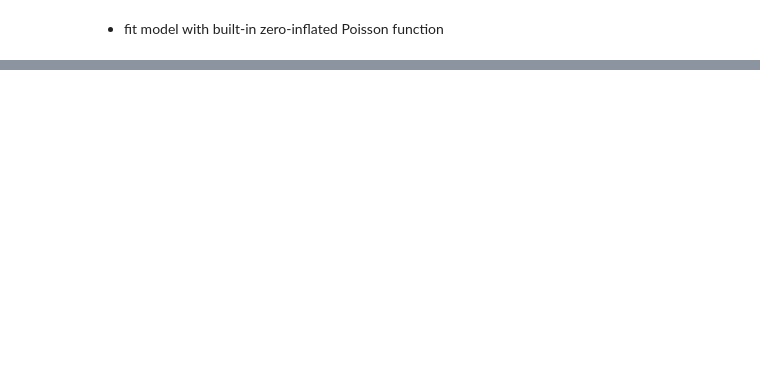
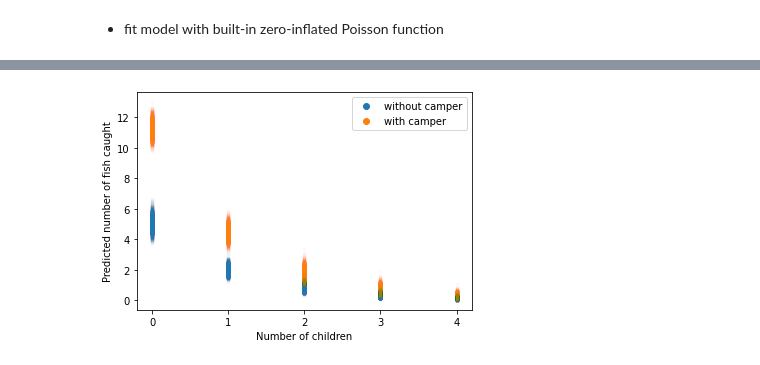
Before and after one commit to jhrcook/bayesian-analysis-with-python_e2, a Jupyter notebook: 04_generalized-linear-models.ipynb, the cells around one changed output, grey strips where cells are left out. Saved outputs shown, nothing was run; the diff lists cells and outputs as text; code cells hidden in the pictures; blank space fills up the shorter version.

```diff
--- a/04_generalized-linear-models.ipynb
+++ b/04_generalized-linear-models.ipynb
@@ -381,0 +456,24 @@ az.summary(az_trace_zip)
+# %%
+children = list(range(5))
+fish_count_pred0 = []
+fish_count_pred1 = []
+
+for n in children:
+    without_camper = trace_ZIP_reg["alpha"] + trace_ZIP_reg["beta"][:, 0] * n
+    with_camper = without_camper + trace_ZIP_reg["beta"][:, 1]
+    fish_count_pred0.append(np.exp(without_camper))
+    fish_count_pred1.append(np.exp(with_camper))
+
+plt.plot(children, fish_count_pred0, "C0.", alpha=0.01)
+plt.plot(children, fish_count_pred1, "C1.", alpha=0.01)
+
+
+plt.xticks(children)
+plt.xlabel("Number of children")
+plt.ylabel("Predicted number of fish caught")
+plt.plot([], "C0o", label="without camper")
+plt.plot([], "C1o", label="with camper")
+plt.legend(loc="upper right")
+plt.show()
+# %% [output]
+[figure, added]
```
Also changed, not shown: parts of 27 cells of this notebook, 16 other files.
